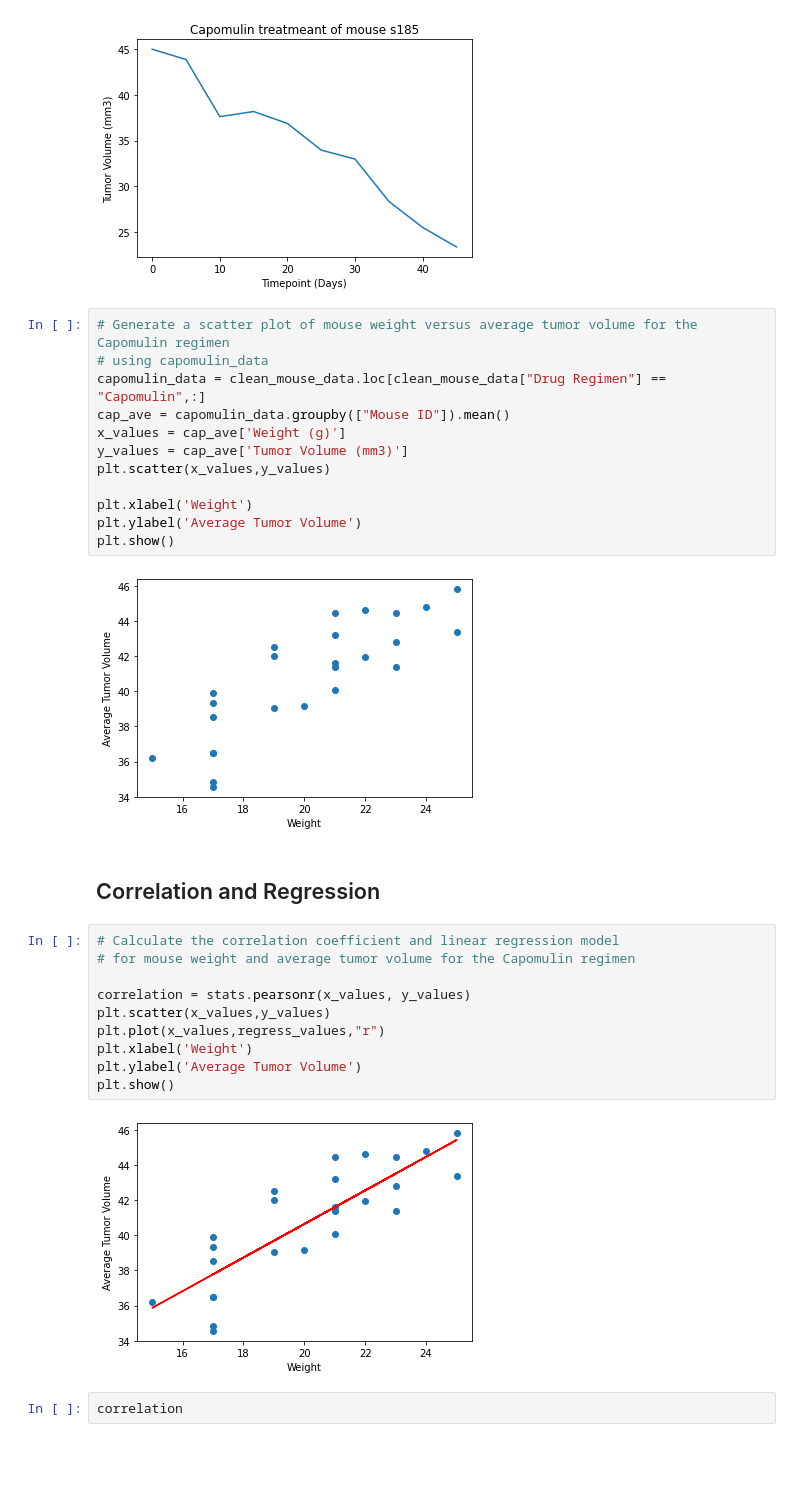
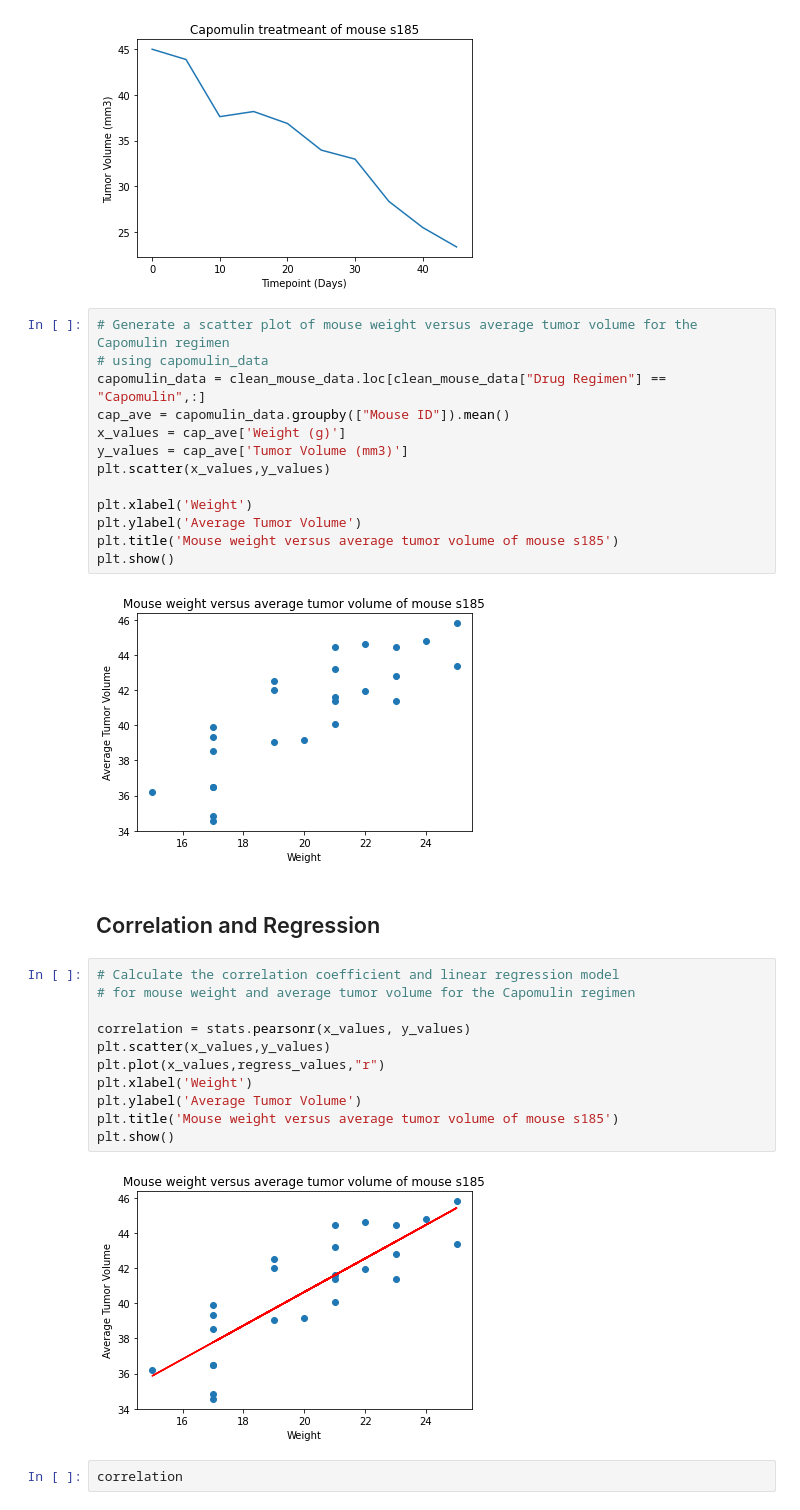
Before and after one commit to robinkhan1984/Matplotlib-challenge, a Jupyter notebook: pymaceuticals_starter.ipynb, the cells around one changed output. Saved outputs shown, nothing was run; the diff lists cells and outputs as text; blank space fills up the shorter version.

```diff
--- a/pymaceuticals_starter.ipynb
+++ b/pymaceuticals_starter.ipynb
@@ -349,24 +357,26 @@ plt.scatter(x_values,y_values)
 
 plt.xlabel('Weight')
 plt.ylabel('Average Tumor Volume')
+plt.title('Mouse weight versus average tumor volume of mouse s185')
 plt.show()
 # %% [output]
-[figure, old version]
+[figure, new version]
 # %% [markdown]
 
 ## Correlation and Regression
 # %%
 # Calculate the correlation coefficient and linear regression model
 # for mouse weight and average tumor volume for the Capomulin regimen
 
 correlation = stats.pearsonr(x_values, y_values)
 plt.scatter(x_values,y_values)
 plt.plot(x_values,regress_values,"r")
 plt.xlabel('Weight')
 plt.ylabel('Average Tumor Volume')
+plt.title('Mouse weight versus average tumor volume of mouse s185')
 plt.show()
 # %% [output]
-[figure, old version]
+[figure, new version]
 # %%
 correlation
 # %% [output]
```
Also changed, not shown: parts of 4 cells of this notebook, 9 other files.
